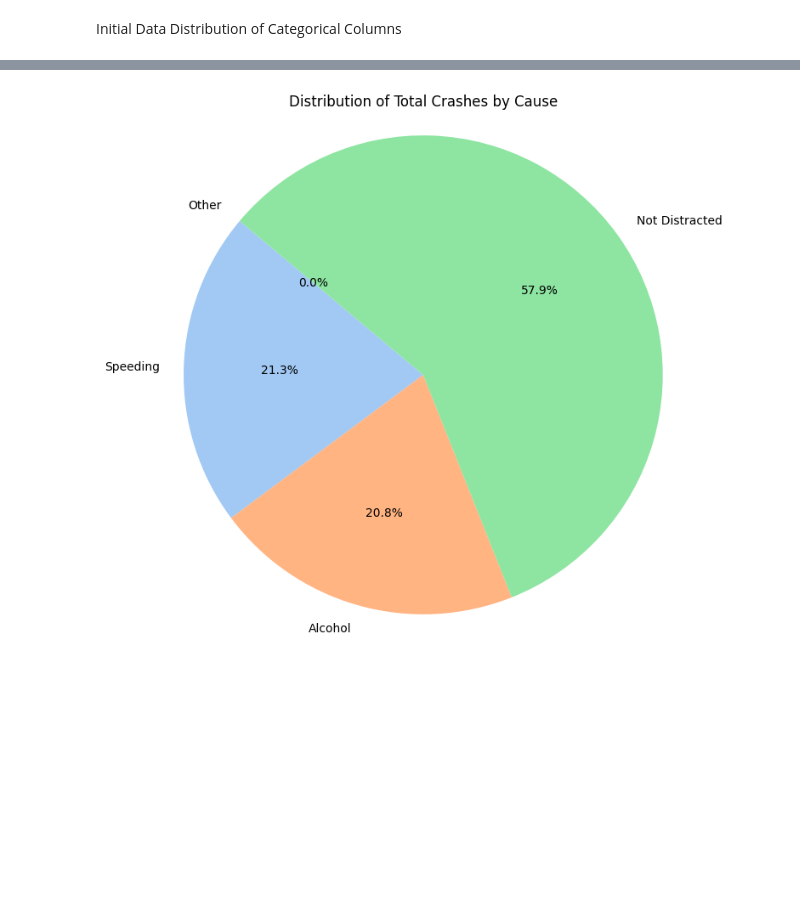
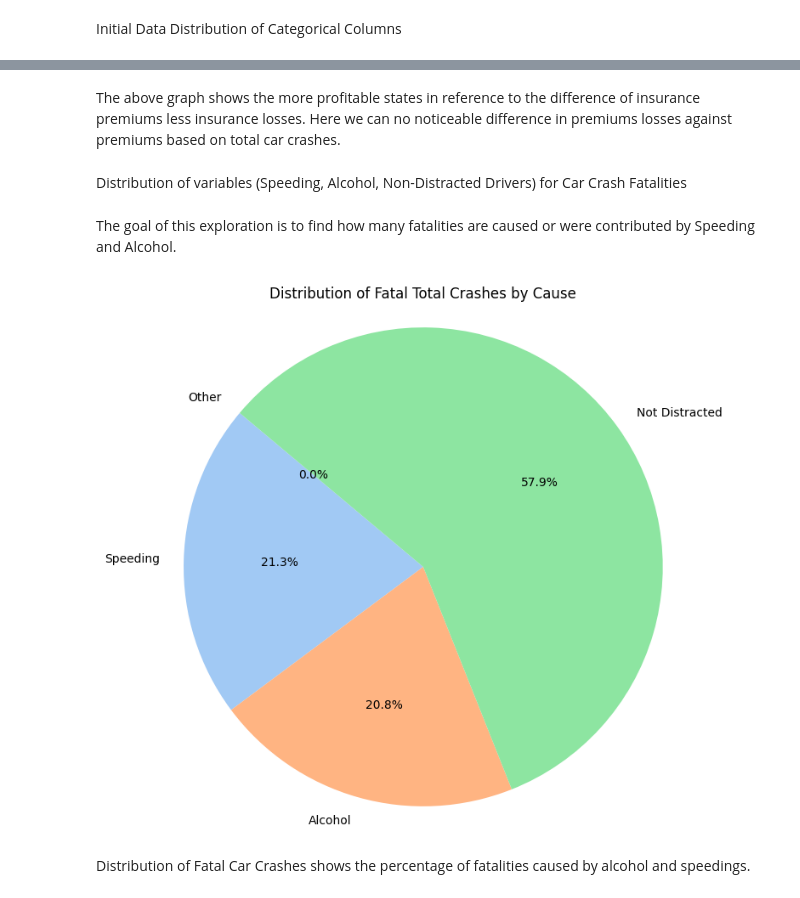
Before and after one commit to edgarsuarez9/datafun-06-eda, a Jupyter notebook: suarez_eda.ipynb, the cells around one changed output, grey strips where cells are left out. Drawn from its saved outputs; the diff is of its cells as text; code cells hidden in the pictures; blank space fills up the shorter version.

```diff
--- a/suarez_eda.ipynb
+++ b/suarez_eda.ipynb
@@ -33,3 +42,6 @@ print(df.head())
+# %%
+# Change the 'abbrev' column to 'State'
+df.rename(columns={'abbrev': 'State'}, inplace=True)
 # %% [markdown]
 Initial Data Inspection
 # %%
@@ -186,0 +234,6 @@ plt.show()
+# %%
+# Calculate the insurance difference and add it to the DataFrame
+df['ins_difference'] = df['ins_premium'] - df['ins_losses']
+
+# Display the updated DataFrame with the new column
+print(df[['State', 'ins_premium', 'ins_losses', 'ins_difference']].head())
@@ -186,0 +249,25 @@ plt.show()
+# %%
+# Calculate the insurance difference
+df['ins_difference'] = df['ins_premium'] - df['ins_losses']
+
+comparison_df = df[['State', 'ins_difference', 'total']]
+
+comparison_melted = comparison_df.melt(
+    id_vars='State',
+    value_vars=['ins_difference', 'total'],
+    var_name='Metric',
+    value_name='Amount'
+)
+
+# Sort the DataFrame by 'ins_difference' in descending order
+comparison_melted_sorted = comparison_melted.sort_values(by='Amount', ascending=False)
+
+plt.figure(figsize=(12, 6))
+sns.barplot(data=comparison_melted_sorted, x='State', y='Amount', hue='Metric', palette='viridis')
+plt.title('Comparison of Insurance Difference and Total Crashes by State')
+plt.xlabel('State Code')
+plt.ylabel('Amount ($)')
+plt.xticks(rotation=90)
+plt.tight_layout()
+plt.legend(title='Metric')
+plt.show()
@@ -187,31 +276,38 @@ plt.show()
+# %% [markdown]
+The above graph shows the more profitable states in reference to the difference of insurance premiums less insurance losses. Here we can no noticeable difference in premiums losses against premiums based on total car crashes.
+# %% [markdown]
+Distribution of variables (Speeding, Alcohol, Non-Distracted Drivers) for Car Crash Fatalities
+# %% [markdown]
+The goal of this exploration is to find how many fatalities are caused or were contributed by Speeding and Alcohol.
 # %%
 # Calculate the total counts for each cause
 total_crashes = df['total'].sum()
 total_speeding = df['speeding'].sum()
 total_alcohol = df['alcohol'].sum()
 total_not_distracted = df['not_distracted'].sum()
 
 # Create a new DataFrame for the pie chart
 pie_data = pd.DataFrame({
     'Cause': ['Speeding', 'Alcohol', 'Not Distracted'],
     'Count': [total_speeding, total_alcohol, total_not_distracted]
 })
 
 # Calculate the remaining crashes and add as a new row
 other_count = total_crashes - (total_speeding + total_alcohol + total_not_distracted)
 
 # Ensure other_count is non-negative
 other_count = max(other_count, 0)  # Set to 0 if negative
 other_data = pd.DataFrame({'Cause': ['Other'], 'Count': [other_count]})
 
 # Concatenate the DataFrames
 pie_data = pd.concat([pie_data, other_data], ignore_index=True)
 
-# Plotting the pie chart
 plt.figure(figsize=(8, 8))
 plt.pie(pie_data['Count'], labels=pie_data['Cause'], autopct='%1.1f%%', startangle=140, colors=sns.color_palette("pastel"))
-plt.title('Distribution of Total Crashes by Cause')
-plt.axis('equal')  # Equal aspect ratio ensures that pie chart is a circle.
+plt.title('Distribution of Fatal Total Crashes by Cause')
+plt.axis('equal')
 plt.show()
 # %% [output]
-[figure, old version]
+[figure, new version]
+# %% [markdown]
+Distribution of Fatal Car Crashes shows the percentage of fatalities caused by alcohol and speedings.
```
Also changed, not shown: parts of 21 cells of this notebook, 1 other file.
